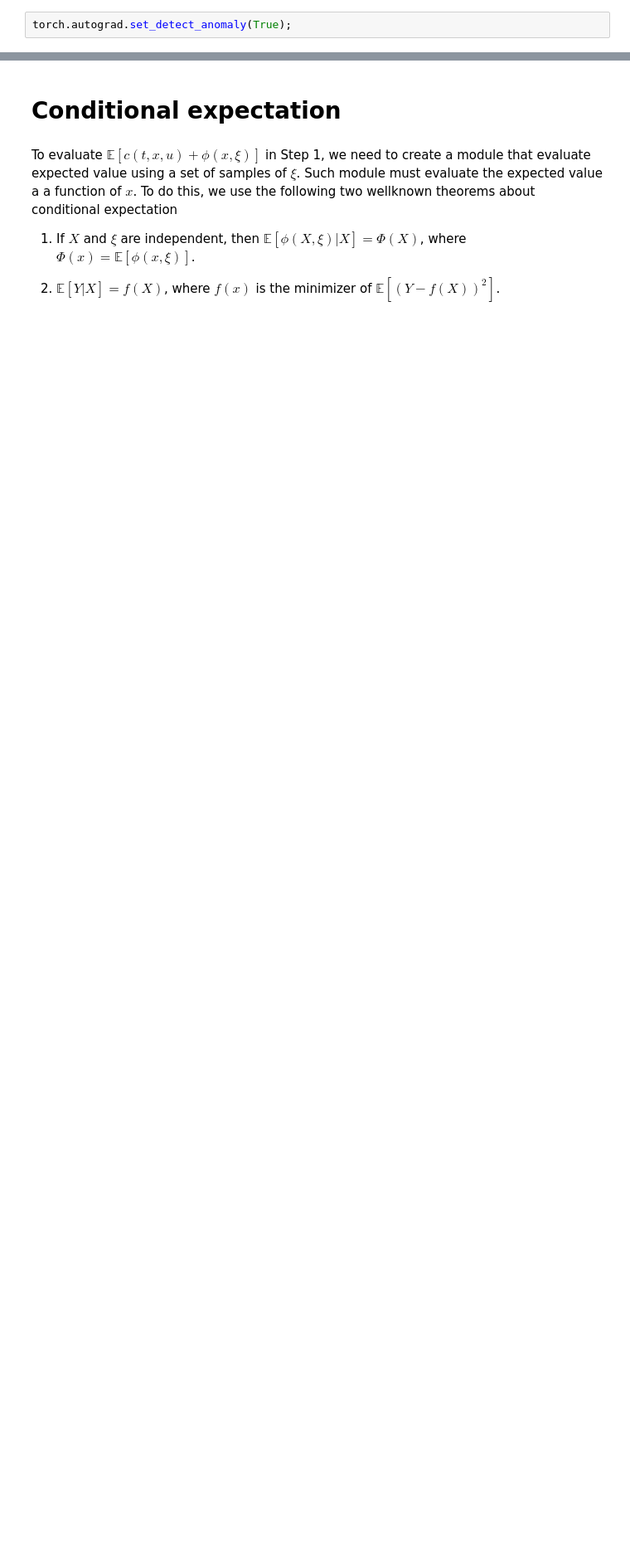
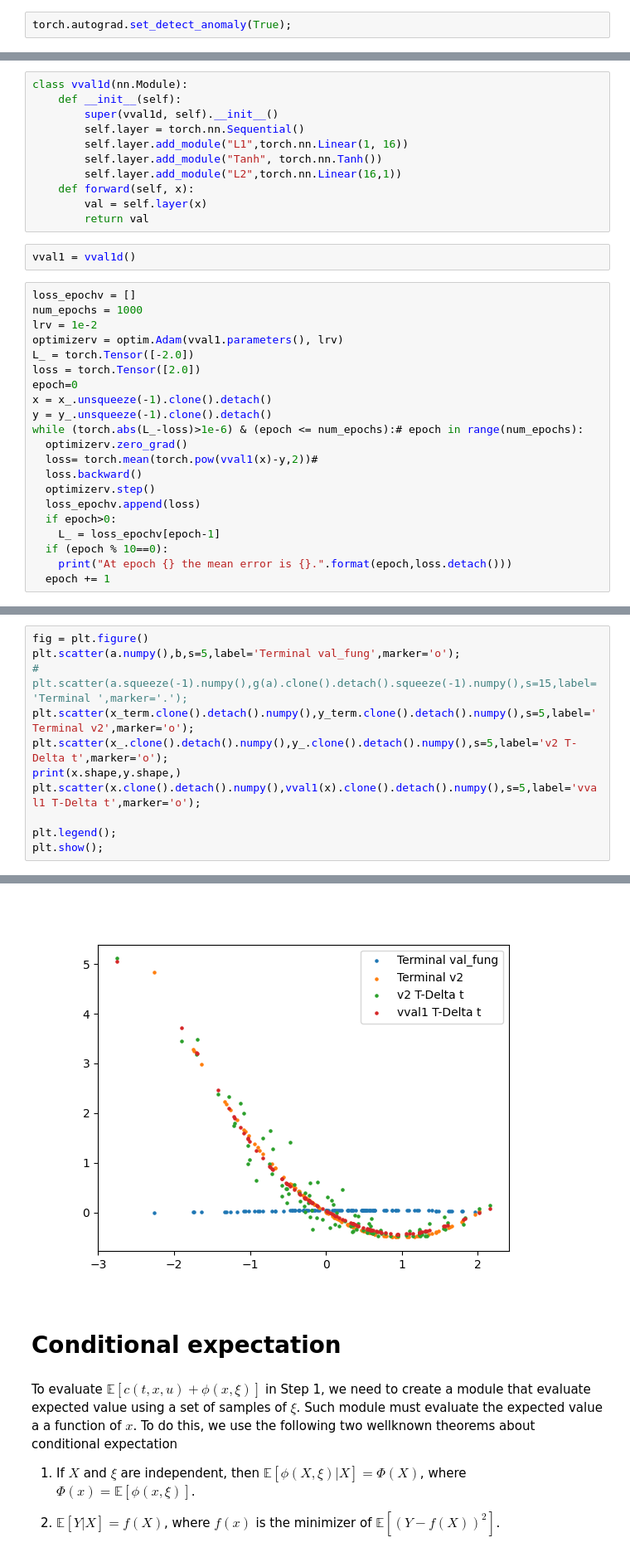
Before and after one commit to arashfahim/Stochastic_Control_FSU, a Jupyter notebook: Discrete_time_DPP.ipynb, the cells around one changed output, grey strips where cells are left out. Shown at 83% size. Drawn from its saved outputs; the diff is of its cells as text; blank space fills up the shorter version.

```diff
--- a/Discrete_time_DPP.ipynb
+++ b/Discrete_time_DPP.ipynb
@@ -612,0 +737,34 @@ AttributeError: ignored
+# %%
+class vval1d(nn.Module):
+    def __init__(self):
+        super(vval1d, self).__init__()
+        self.layer = torch.nn.Sequential()
+        self.layer.add_module("L1",torch.nn.Linear(1, 16))
+        self.layer.add_module("Tanh", torch.nn.Tanh())
+        self.layer.add_module("L2",torch.nn.Linear(16,1))
+    def forward(self, x):
+        val = self.layer(x)
+        return val
+# %%
+vval1 = vval1d()
+# %%
+loss_epochv = []
+num_epochs = 1000
+lrv = 1e-2
+optimizerv = optim.Adam(vval1.parameters(), lrv)
+L_ = torch.Tensor([-2.0])
+loss = torch.Tensor([2.0])
+epoch=0
+x = x_.unsqueeze(-1).clone().detach()
+y = y_.unsqueeze(-1).clone().detach()
+while (torch.abs(L_-loss)>1e-6) & (epoch <= num_epochs):# epoch in range(num_epochs):
+  optimizerv.zero_grad()
+  loss= torch.mean(torch.pow(vval1(x)-y,2))#
+  loss.backward()
+  optimizerv.step()
+  loss_epochv.append(loss)
+  if epoch>0:
+    L_ = loss_epochv[epoch-1]
+  if (epoch % 10==0):
+    print("At epoch {} the mean error is {}.".format(epoch,loss.detach()))
+  epoch += 1
@@ -612,0 +789,12 @@ AttributeError: ignored
+# %%
+fig = plt.figure()
+plt.scatter(a.numpy(),b,s=5,label='Terminal val_fung',marker='o');
+# plt.scatter(a.squeeze(-1).numpy(),g(a).clone().detach().squeeze(-1).numpy(),s=15,label='Terminal ',marker='.');
+plt.scatter(x_term.clone().detach().numpy(),y_term.clone().detach().numpy(),s=5,label='Terminal v2',marker='o');
+plt.scatter(x_.clone().detach().numpy(),y_.clone().detach().numpy(),s=5,label='v2 T-Delta t',marker='o');
+print(x.shape,y.shape,)
+plt.scatter(x.clone().detach().numpy(),vval1(x).clone().detach().numpy(),s=5,label='vval1 T-Delta t',marker='o');
+
+plt.legend();
+plt.show();
+# %% [output]
@@ -613,3 +802,4 @@ AttributeError: ignored
+[figure, added]
 # %% [markdown]
 # Conditional expectation
 # %% [markdown]
```
Also changed, not shown: parts of 46 cells of this notebook.
